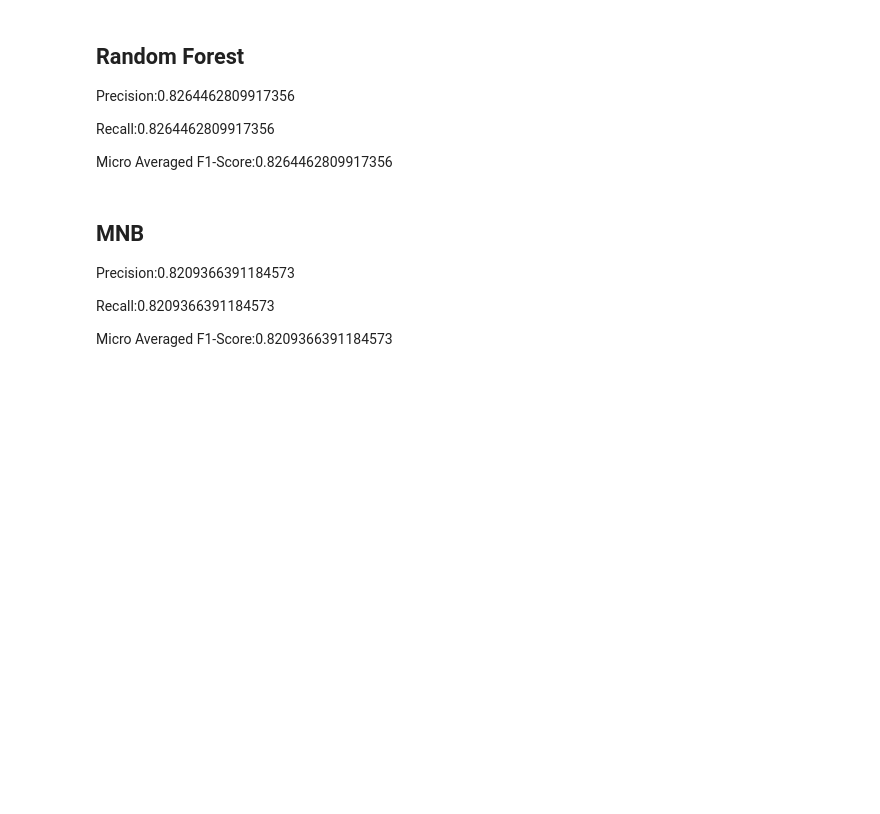
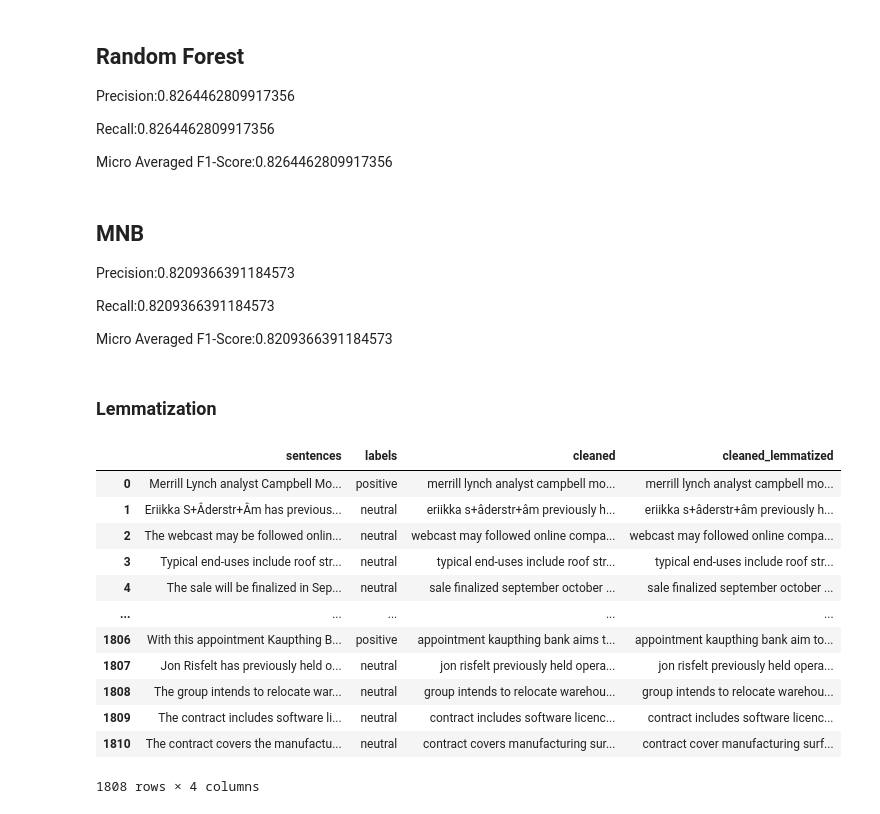
Before and after one commit to hritikb/financial_text_sentiment_analysis, a Jupyter notebook: NLP_Project.ipynb, the cells around one changed output. Drawn from its saved outputs; the diff is of its cells as text; code cells hidden in the pictures; blank space fills up the shorter version.

```diff
--- a/NLP_Project.ipynb
+++ b/NLP_Project.ipynb
@@ -690,3 +687,27 @@ Precision:0.8209366391184573
  Recall:0.8209366391184573
 
  Micro Averaged F1-Score:0.8209366391184573
+# %% [markdown]
+### Lemmatization
+# %%
+from nltk.stem import WordNetLemmatizer
+
+lemmatizer = WordNetLemmatizer()
+# %%
+df['cleaned_lemmatized'] = df['cleaned'].apply(lambda x: ' '.join(lemmatizer.lemmatize(word) for word in word_tokenize(x)))
+# %%
+df
+# %% [output]
+|  | sentences | labels | cleaned | cleaned_lemmatized |
+| 0 | Merrill Lynch analyst Campbell Mo... | positive | merrill lynch analyst campbell mo... | merrill lynch analyst campbell mo... |
+| 1 | Eriikka S+Âderstr+Âm has previous... | neutral | eriikka s+âderstr+âm previously h... | eriikka s+âderstr+âm previously h... |
+| 2 | The webcast may be followed onlin... | neutral | webcast may followed online compa... | webcast may followed online compa... |
+| 3 | Typical end-uses include roof str... | neutral | typical end-uses include roof str... | typical end-uses include roof str... |
+| 4 | The sale will be finalized in Sep... | neutral | sale finalized september october ... | sale finalized september october ... |
+| ... | ... | ... | ... | ... |
+| 1806 | With this appointment Kaupthing B... | positive | appointment kaupthing bank aims t... | appointment kaupthing bank aim to... |
+| 1807 | Jon Risfelt has previously held o... | neutral | jon risfelt previously held opera... | jon risfelt previously held opera... |
+| 1808 | The group intends to relocate war... | neutral | group intends to relocate warehou... | group intends to relocate warehou... |
+| 1809 | The contract includes software li... | neutral | contract includes software licenc... | contract includes software licenc... |
+| 1810 | The contract covers the manufactu... | neutral | contract covers manufacturing sur... | contract cover manufacturing surf... |
+1808 rows × 4 columns
```
Also changed, not shown: parts of 36 cells of this notebook.
